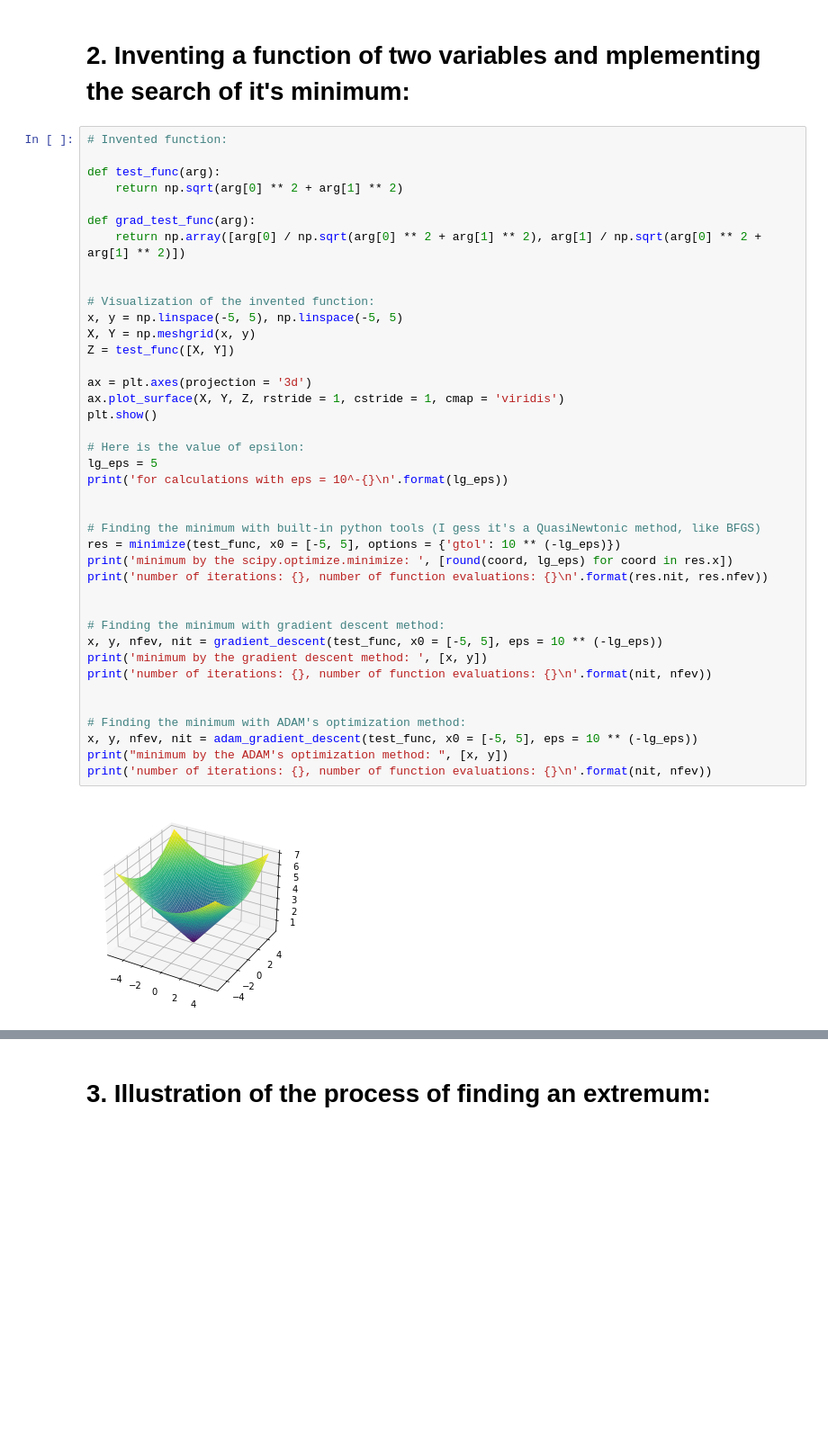
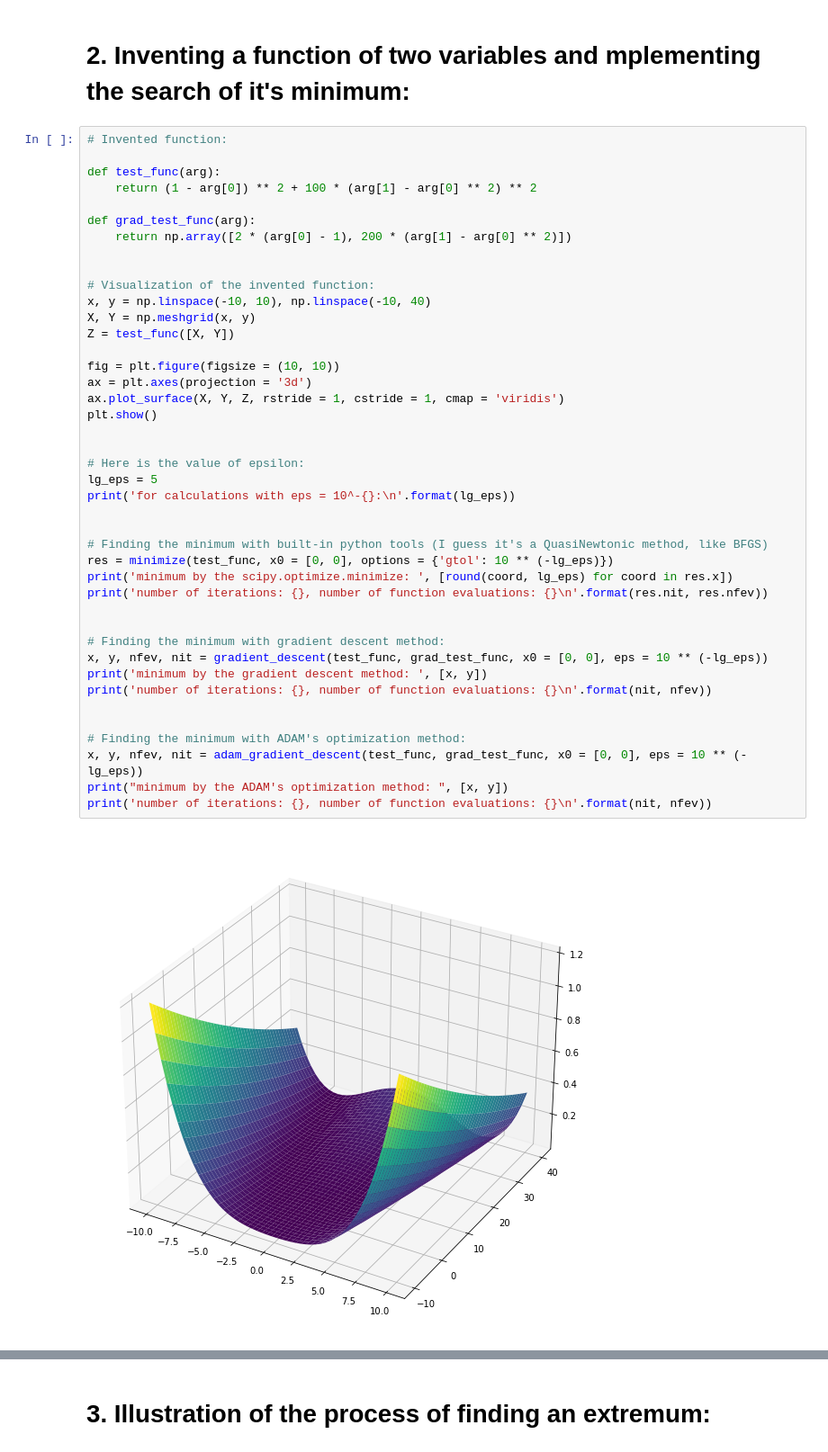
Before and after one commit to belpablo/Machine_Learning_Tecnologies_2022, a Jupyter notebook: Task_2/Belenko_Pavel_J41325c_MLT_2022_Task_2.ipynb, the cells around one changed output, grey strips where cells are left out. Shown: that part at 90% size. Cells and saved outputs as stored; diff of their text form; blank space fills up the shorter version.

```diff
--- a/Task_2/Belenko_Pavel_J41325c_MLT_2022_Task_2.ipynb
+++ b/Task_2/Belenko_Pavel_J41325c_MLT_2022_Task_2.ipynb
@@ -136,41 +139,43 @@ number of iterations: 2.0, number of function evaluations: 43.0
 # Invented function:
 
 def test_func(arg):
-    return np.sqrt(arg[0] ** 2 + arg[1] ** 2)
+    return (1 - arg[0]) ** 2 + 100 * (arg[1] - arg[0] ** 2) ** 2
 
 def grad_test_func(arg):
-    return np.array([arg[0] / np.sqrt(arg[0] ** 2 + arg[1] ** 2), arg[1] / np.sqrt(arg[0] ** 2 + arg[1] ** 2)])
+    return np.array([2 * (arg[0] - 1), 200 * (arg[1] - arg[0] ** 2)])
 
 
 # Visualization of the invented function:
-x, y = np.linspace(-5, 5), np.linspace(-5, 5)
+x, y = np.linspace(-10, 10), np.linspace(-10, 40)
 X, Y = np.meshgrid(x, y)
 Z = test_func([X, Y])
 
+fig = plt.figure(figsize = (10, 10))
 ax = plt.axes(projection = '3d')
 ax.plot_surface(X, Y, Z, rstride = 1, cstride = 1, cmap = 'viridis')
 plt.show()
 
+
 # Here is the value of epsilon:
 lg_eps = 5
-print('for calculations with eps = 10^-{}\n'.format(lg_eps))
+print('for calculations with eps = 10^-{}:\n'.format(lg_eps))
 
 
-# Finding the minimum with built-in python tools (I gess it's a QuasiNewtonic method, like BFGS)
-res = minimize(test_func, x0 = [-5, 5], options = {'gtol': 10 ** (-lg_eps)})
+# Finding the minimum with built-in python tools (I guess it's a QuasiNewtonic method, like BFGS)
+res = minimize(test_func, x0 = [0, 0], options = {'gtol': 10 ** (-lg_eps)})
 print('minimum by the scipy.optimize.minimize: ', [round(coord, lg_eps) for coord in res.x])
 print('number of iterations: {}, number of function evaluations: {}\n'.format(res.nit, res.nfev))
 
 
 # Finding the minimum with gradient descent method:
-x, y, nfev, nit = gradient_descent(test_func, x0 = [-5, 5], eps = 10 ** (-lg_eps))
+x, y, nfev, nit = gradient_descent(test_func, grad_test_func, x0 = [0, 0], eps = 10 ** (-lg_eps))
 print('minimum by the gradient descent method: ', [x, y])
 print('number of iterations: {}, number of function evaluations: {}\n'.format(nit, nfev))
 
 
 # Finding the minimum with ADAM's optimization method:
-x, y, nfev, nit = adam_gradient_descent(test_func, x0 = [-5, 5], eps = 10 ** (-lg_eps))
+x, y, nfev, nit = adam_gradient_descent(test_func, grad_test_func, x0 = [0, 0], eps = 10 ** (-lg_eps))
 print("minimum by the ADAM's optimization method: ", [x, y])
 print('number of iterations: {}, number of function evaluations: {}\n'.format(nit, nfev))
 # %% [output]
-[figure, old version]
+[figure, new version]
```
Also changed, not shown: parts of 3 cells of this notebook.
